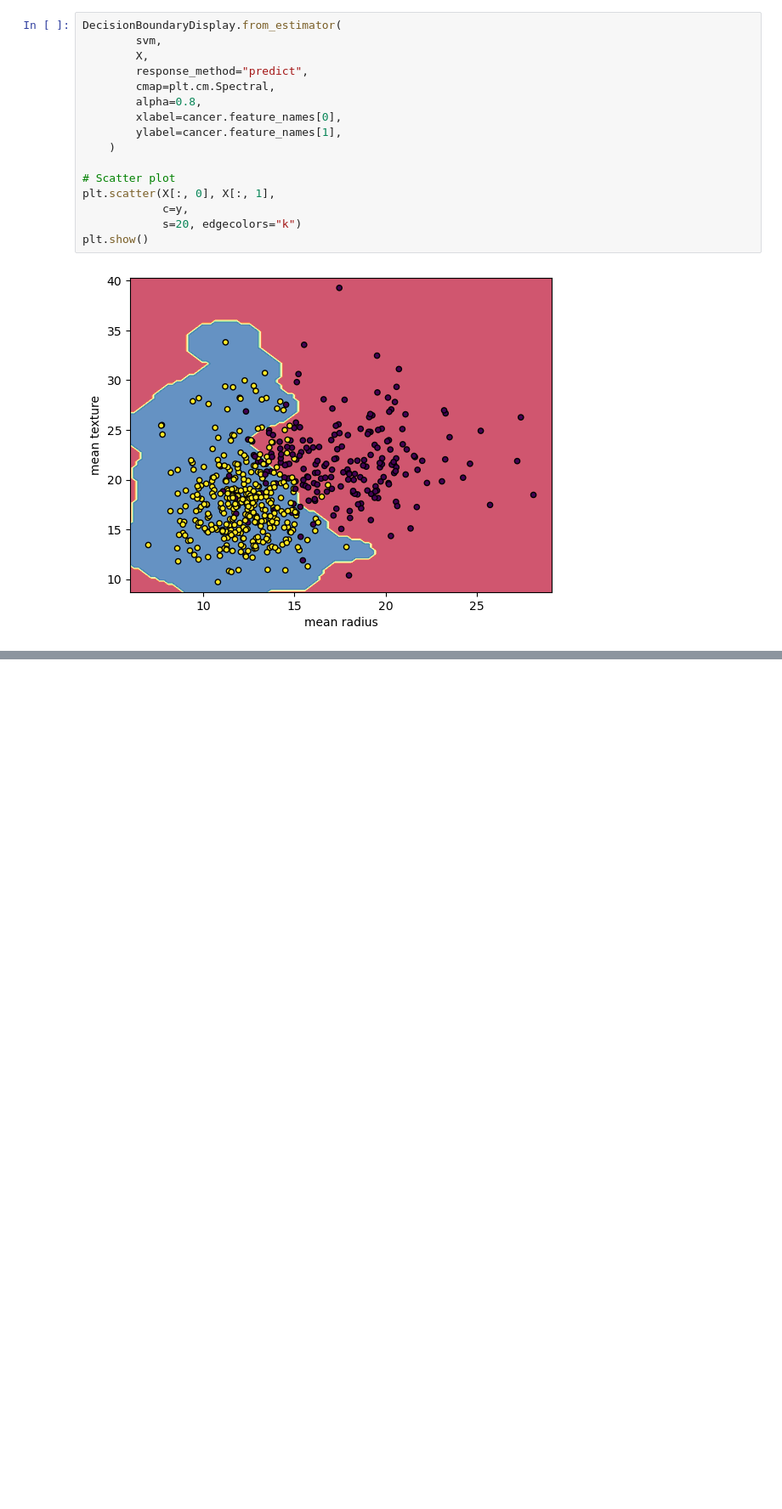
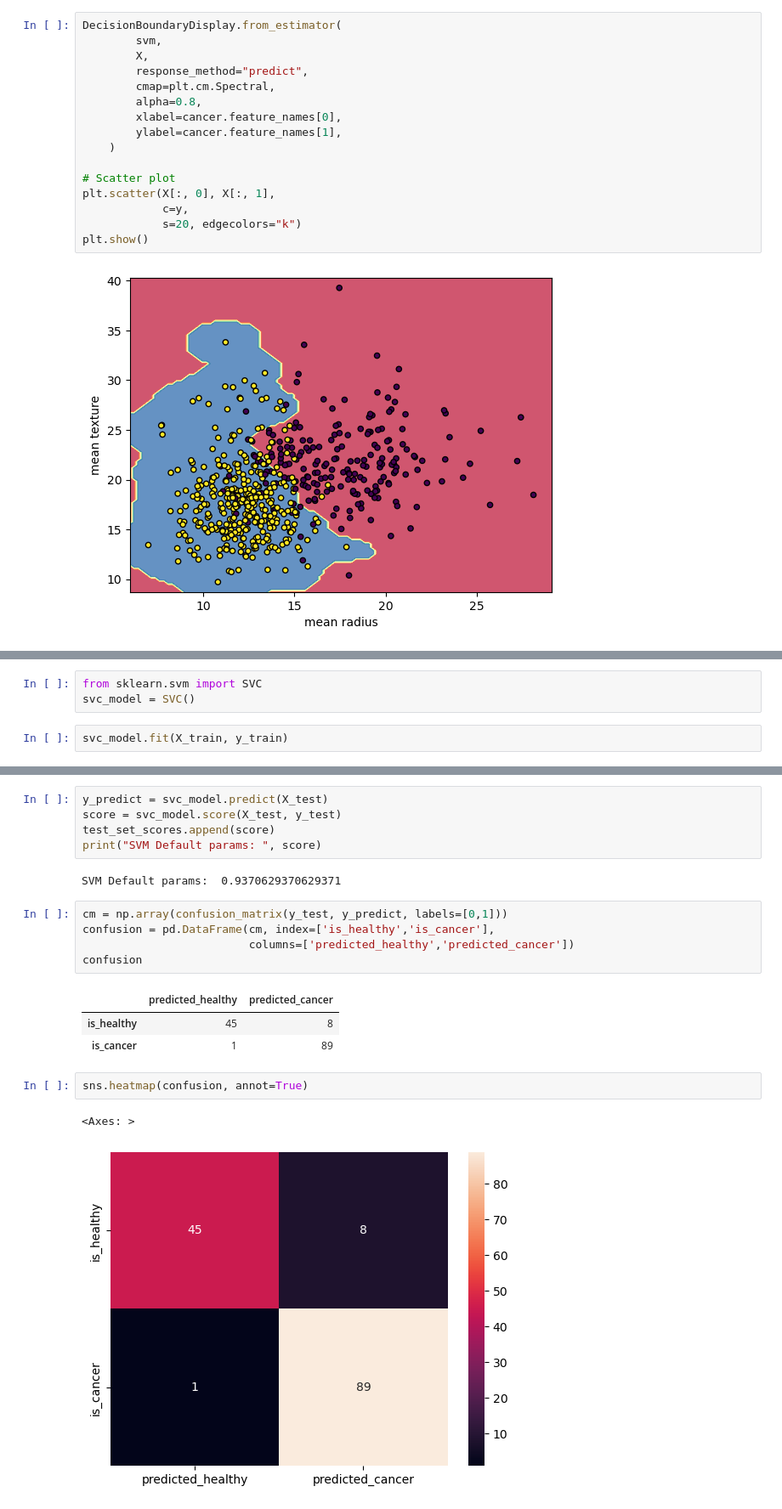
Before and after one commit to keithmmc/machinelearning, a Jupyter notebook: SVM/svm1.ipynb, the cells around one changed output, grey strips where cells are left out. Shown at 85% size. Cells and saved outputs as stored; diff of their text form; blank space fills up the shorter version.

```diff
--- a/SVM/svm1.ipynb
+++ b/SVM/svm1.ipynb
@@ -33,0 +111,5 @@ plt.show()
+# %%
+from sklearn.svm import SVC
+svc_model = SVC()
+# %%
+svc_model.fit(X_train, y_train)
@@ -33,0 +133,21 @@ plt.show()
+# %%
+y_predict = svc_model.predict(X_test)
+score = svc_model.score(X_test, y_test)
+test_set_scores.append(score)
+print("SVM Default params: ", score)
+# %% [output]
+SVM Default params:  0.9370629370629371
+# %%
+cm = np.array(confusion_matrix(y_test, y_predict, labels=[0,1]))
+confusion = pd.DataFrame(cm, index=['is_healthy','is_cancer'],
+                         columns=['predicted_healthy','predicted_cancer'])
+confusion
+# %% [output]
+|  | predicted_healthy | predicted_cancer |
+| is_healthy | 45 | 8 |
+| is_cancer | 1 | 89 |
+# %%
+sns.heatmap(confusion, annot=True)
+# %% [output]
+<Axes: >
+[figure, added]
```
Also changed, not shown: parts of 43 cells of this notebook.
